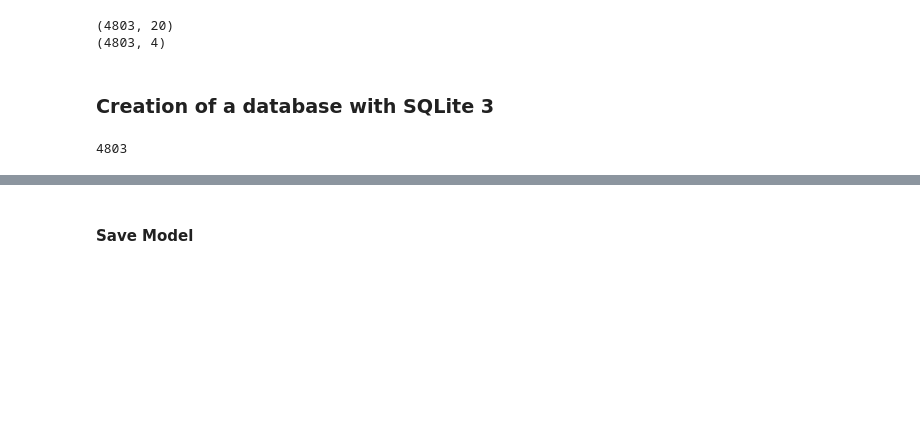
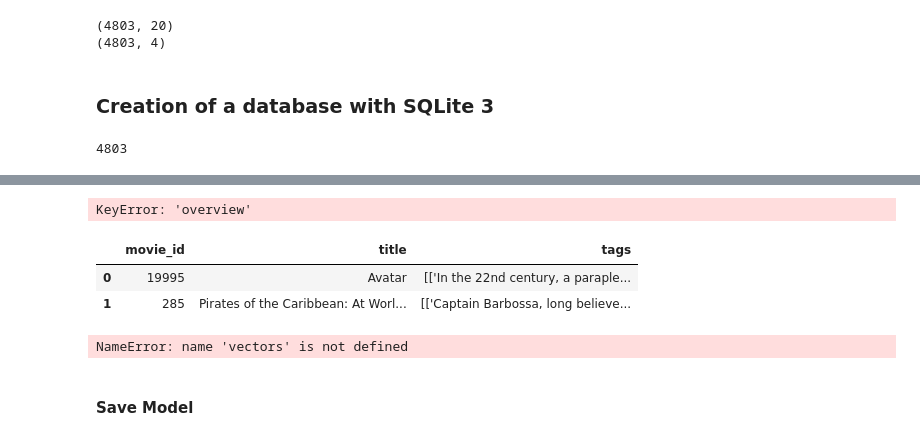
Before and after one commit to 4GeeksAcademy/machine-learning-python-KNNtemplate, a Jupyter notebook: src/Assignment_KNN.ipynb, the cells around one changed output, grey strips where cells are left out. Saved outputs shown, nothing was run; the diff lists cells and outputs as text; code cells hidden in the pictures; blank space fills up the shorter version.

```diff
--- a/src/Assignment_KNN.ipynb
+++ b/src/Assignment_KNN.ipynb
@@ -190,14 +206,19 @@ clean_total_data.head()
 # %%
-clean_total_data["overview"] = clean_total_data["overview"].apply(lambda x: [str(x)])
-clean_total_data["genres"] = clean_total_data["genres"].apply(lambda x: [str(genre) for genre in x])
-clean_total_data["keywords"] = clean_total_data["keywords"].apply(lambda x: [str(keyword) for keyword in x])
-clean_total_data["cast"] = clean_total_data["cast"].apply(lambda x: [str(actor) for actor in x])
-clean_total_data["crew"] = clean_total_data["crew"].apply(lambda x: [str(crew_member) for crew_member in x])
+# Apply transformations to tot_data2
+tot_data2["overview"] = tot_data2["overview"].apply(lambda x: [str(x)])
+tot_data2["genres"] = tot_data2["genres"].apply(lambda x: [str(genre) for genre in x])
+tot_data2["keywords"] = tot_data2["keywords"].apply(lambda x: [str(keyword) for keyword in x])
+tot_data2["cast"] = tot_data2["cast"].apply(lambda x: [str(actor) for actor in x])
+tot_data2["crew"] = tot_data2["crew"].apply(lambda x: [str(crew_member) for crew_member in x])
 
-clean_total_data["tags"] = clean_total_data["overview"] + clean_total_data["genres"] + clean_total_data["keywords"] + clean_total_data["cast"] + clean_total_data["crew"]
-clean_total_data["tags"] = clean_total_data["tags"].apply(lambda x: ",".join(x).replace(",", " "))
+# Combine columns into a new 'tags' column
+tot_data2["tags"] = tot_data2["overview"] + tot_data2["genres"] + tot_data2["keywords"] + tot_data2["cast"] + tot_data2["crew"]
+# If you want to join the tags as a single string, uncomment the following line:
+#tot_data2["tags"] = tot_data2["tags"].apply(lambda x: " ".join(x))
 
-clean_total_data.drop(columns = ["genres", "keywords", "cast", "crew", "overview"], inplace = True)
+# Drop the original columns
+tot_data2.drop(columns=["genres", "keywords", "cast", "crew", "overview"], inplace=True)
 
-clean_total_data.iloc[0].tags
+# Display the 'tags' of the first row
+print(tot_data2.iloc[0].tags)
 # %% [output]
@@ -225,3 +243,33 @@ TypeError: 'NoneType' object is not iterable
+# %%
+# Ensure you're modifying the original DataFrame, not a copy
+tot_data2 = tot_data2.copy()
+
+# Apply transformations using .loc
+tot_data2.loc[:, "overview"] = tot_data2["overview"].apply(lambda x: [str(x)])
+tot_data2.loc[:, "genres"] = tot_data2["genres"].apply(lambda x: [str(genre) for genre in x])
+tot_data2.loc[:, "keywords"] = tot_data2["keywords"].apply(lambda x: [str(keyword) for keyword in x])
+tot_data2.loc[:, "cast"] = tot_data2["cast"].apply(lambda x: [str(actor) for actor in x])
+tot_data2.loc[:, "crew"] = tot_data2["crew"].apply(lambda x: [str(crew_member) for crew_member in x])
+
+# Combine columns into a new 'tags' column
+tot_data2.loc[:, "tags"] = tot_data2["overview"] + tot_data2["genres"] + tot_data2["keywords"] + tot_data2["cast"] + tot_data2["crew"]
+
+# Drop the original columns
+tot_data2.drop(columns=["genres", "keywords", "cast", "crew", "overview"], inplace=True)
+# %% [output]
+KeyError: 'overview'
+# %%
+tot_data2.head(2)
+# %% [output]
+|  | movie_id | title | tags |
+| 0 | 19995 | Avatar | [['In the 22nd century, a paraple... |
+| 1 | 285 | Pirates of the Caribbean: At Worl... | [['Captain Barbossa, long believe... |
+# %%
+from sklearn.metrics.pairwise import cosine_similarity
+
+similarity = cosine_similarity(vectors)
+# %% [output]
+NameError: name 'vectors' is not defined
 # %% [markdown]
 #### Save Model
 # %%
```
Also changed, not shown: parts of 5 cells of this notebook, 1 other file.
